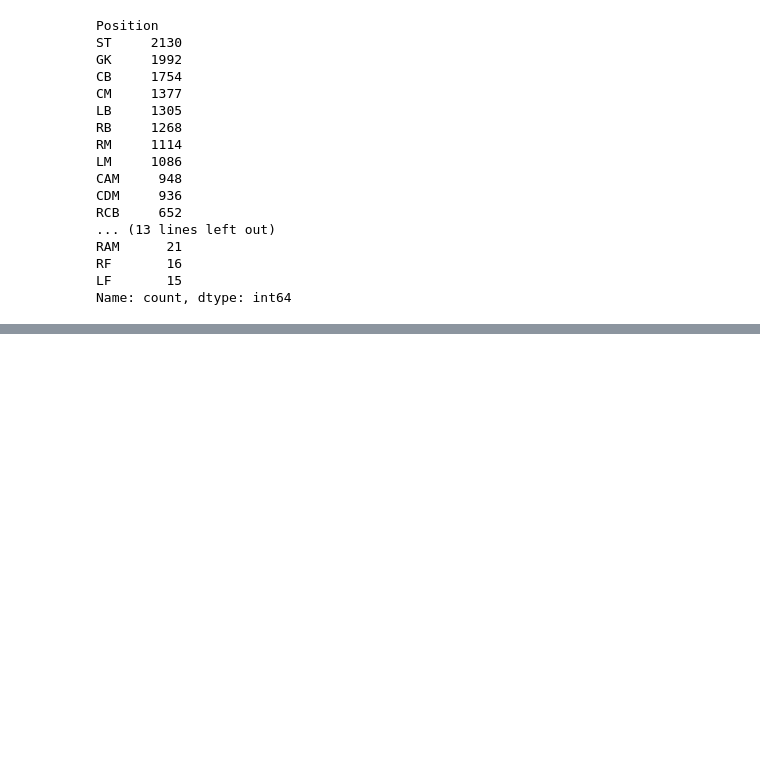
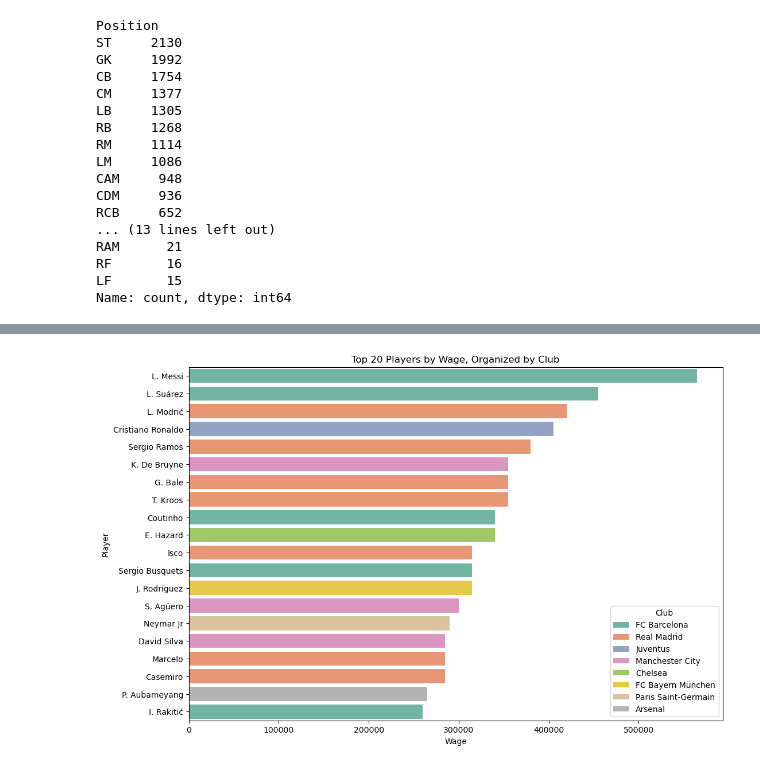
Before and after one commit to JWooll/Bootcamp-Project-4-FIFA, a Jupyter notebook: Project_4_FIFA.ipynb, the cells around one changed output, grey strips where cells are left out. Cells and saved outputs as stored; diff of their text form; code cells hidden in the pictures; blank space fills up the shorter version.

```diff
--- a/Project_4_FIFA.ipynb
+++ b/Project_4_FIFA.ipynb
@@ -173,0 +235,16 @@ df.to_csv('updated_player_data.csv', index=True)
+# %%
+top_20_players = df.sort_values(by='Wage', ascending=False).head(20)
+
+# Create the bar chart using seaborn
+plt.figure(figsize=(12, 8))
+sns.barplot(x='Wage', y='Name', data=top_20_players, hue='Club', dodge=False, palette='Set2')
+
+# Add labels and title
+plt.xlabel('Wage')
+plt.ylabel('Player')
+plt.title('Top 20 Players by Wage, Organized by Club')
+
+# Show the plot
+plt.show()
+# %% [output]
+[figure, added]
```
Also changed, not shown: parts of 7 cells of this notebook.
